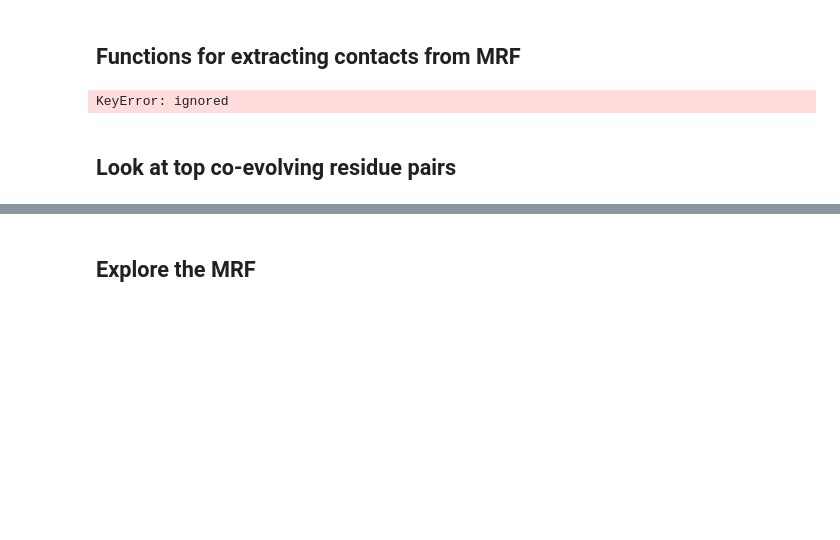
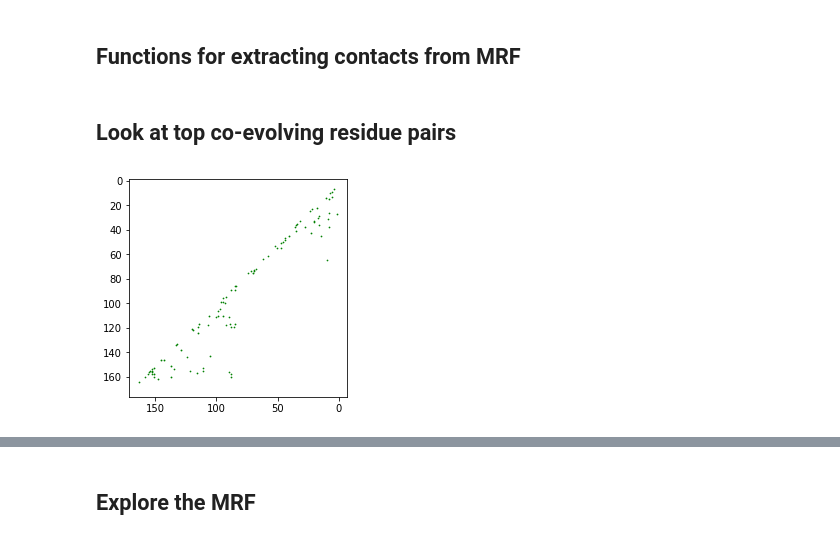
Before and after one commit to ayshaw/complexCorrection, a Jupyter notebook: notebooks/GREMLIN_TF_v2_weights_edit.ipynb, the cells around one changed output, grey strips where cells are left out. Saved outputs shown, nothing was run; the diff lists cells and outputs as text; code cells hidden in the pictures; blank space fills up the shorter version.

```diff
--- a/notebooks/GREMLIN_TF_v2_weights_edit.ipynb
+++ b/notebooks/GREMLIN_TF_v2_weights_edit.ipynb
@@ -556,11 +560,0 @@ Wall time: 5.02 s
-# %%
-%%time
-# ===============================================================================
-# RUN GREMLIN
-# ===============================================================================
-# Note: the original GREMLIN uses the "lbfgs" optimizer which is EXTREMELY slow
-# in tensorflow. The modified adam optimizer is much faster, but may
-# require adjusting number of iterations (opt_iter) to converge to the same
-# solution. To switch back to the original, set opt_type="lbfgs".
-# ===============================================================================
-mrf = GREMLIN(msa)
@@ -619,10 +606,8 @@ def plot_mtx(mtx,key="zscore",vmin=1,vmax=3):
   plt.show()
 # %%
 mtx_weights = get_mtx(mrf_weights)
-mtx = get_mtx(mrf)
+#mtx = get_mtx(mrf)
 #plot_mtx(mtx)
-# %% [output]
-KeyError: ignored
 # %% [markdown]
 ## Look at top co-evolving residue pairs
 # %%
@@ -652,7 +637,9 @@ top.head(10)
 # %%
-def plot_top_n_contacts(df):
+def plot_top_n_contacts(df,cor=True):
 
   for index,row in df.nlargest(100,'apc').iterrows():
-      plt.scatter(row.i,row.j,s=row.apc,c='g')
-      plt.scatter(row.j,row.i,s=row.apc,c='g')
+      if not cor:
+        plt.scatter(row.j,row.i,s=row.apc,c='r')
+      if cor:
+        plt.scatter(row.i,row.j,s=row.apc,c='g')
   plt.axis('square')
@@ -661,2 +646,10 @@ plot_top_n_contacts(pd_mtx)
+# %%
+
+#plot_top_n_contacts(pd_mtx,cor=False)
+plot_top_n_contacts(pd_mtx_weights)
+plt.gca().invert_xaxis()
+plt.gca().invert_yaxis()
+# %% [output]
+[figure, added]
 # %%
 plot_top_n_contacts(pd_mtx_weights)
```
Also changed, not shown: parts of 19 cells of this notebook, 2 other files.
